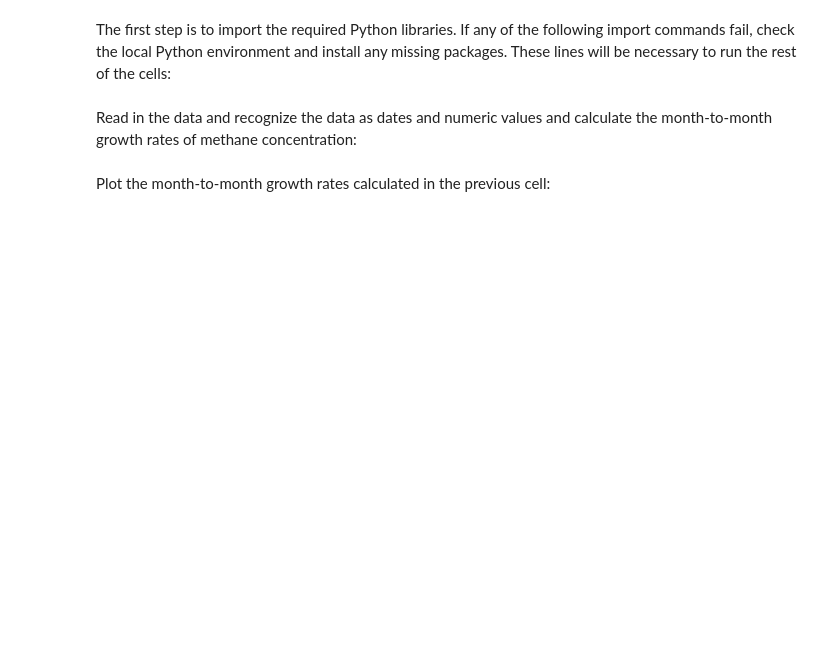
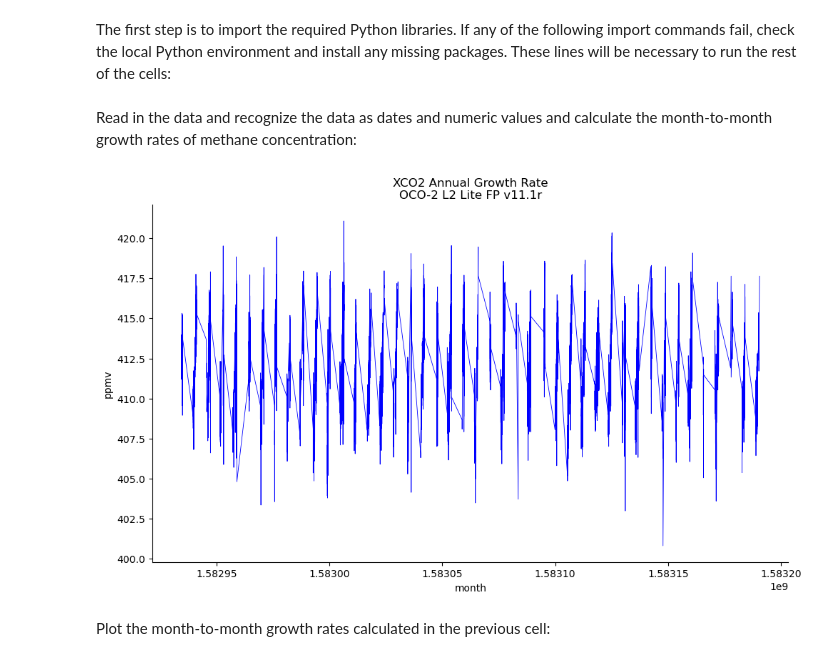
Before and after one commit to nasa/gesdisc-tutorials, a Jupyter notebook: notebooks/How_To_Calculate_Greenhouse_Gas_Growth_Rates.ipynb, the cells around one changed output. Saved outputs shown, nothing was run; the diff lists cells and outputs as text; code cells hidden in the pictures; blank space fills up the shorter version.

```diff
--- a/notebooks/How_To_Calculate_Greenhouse_Gas_Growth_Rates.ipynb
+++ b/notebooks/How_To_Calculate_Greenhouse_Gas_Growth_Rates.ipynb
@@ -87,3 +36,38 @@ data['Mean AIRS Methane'] = subtractedMonthly
+# %%
+# Read in data
+fid = nc.Dataset('new.nc')
+
+xco2 = fid.variables['xco2'][:]
+lat = fid.variables['lat'][:]
+lon = fid.variables['lon'][:]
+time = fid.variables['time'][:]
+# %%
+ttl = "XCO2 Annual Growth Rate\nOCO-2 L2 Lite FP v11.1r"
+
+#datefmt = df.DateFormatter("%b-%y")
+fig, ax = plt.subplots()
+fig.set_size_inches(11.5, 6.5)
+
+# Plot the dates and calculated XCO2 growth rates
+ax.plot(time, xco2,linewidth=0.6,color='blue')
+#ax.xaxis.set_major_formatter(datefmt)
+
+# Add axes labels and graph title
+ax.set(xlabel="month", ylabel="ppmv")
+ax.set(title=ttl)
+ax.spines["top"].set_visible(False)
+ax.spines["right"].set_visible(False)
+
+'''plt.hlines(0,'2000-1-1', '2024-1-1', linestyle='dashed', linewidth=0.6)
+plt.ylim(350, 420)
+plt.xlim('2000-1-1', '2024-1-1')
+plt.xticks(['2000-1-1', '2024-1-1'],rotation=70)
+#plt.yticks([-20, -10, 0, 10, 20])
+ax.xaxis.set_major_locator(df.MonthLocator(interval=6))'''
+
+figure1 = plt.figure(1)
+# %% [output]
+[figure, added]
 # %% [markdown]
 Plot the month-to-month growth rates calculated in the previous cell:
 # %%
```
Also changed, not shown: parts of 7 cells of this notebook.
